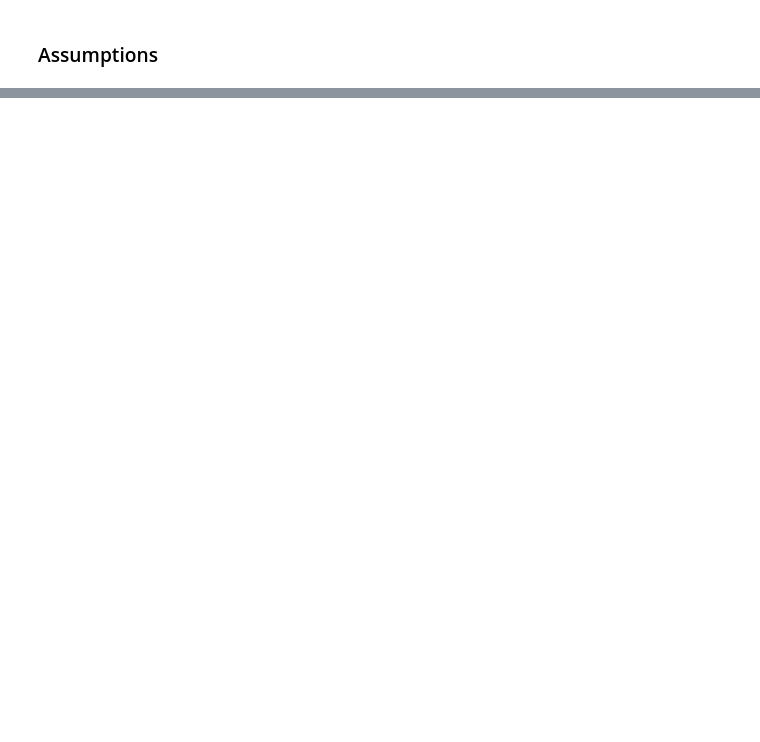
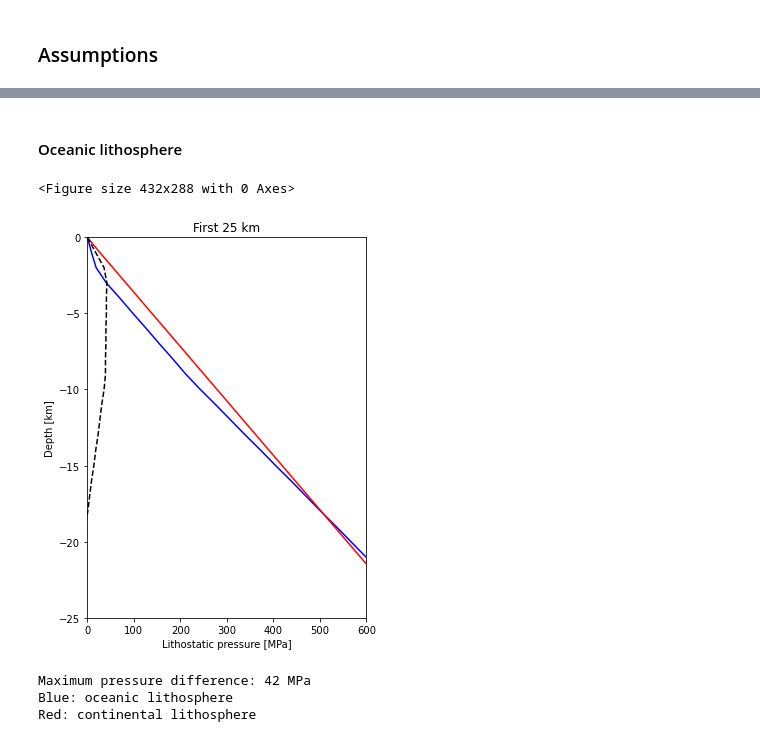
Before and after one commit to vvmai/lab_kore, a Jupyter notebook: isostasy_calculation.ipynb, the cells around one changed output, grey strips where cells are left out. Drawn from its saved outputs; the diff is of its cells as text; code cells hidden in the pictures; blank space fills up the shorter version.

```diff
--- a/isostasy_calculation.ipynb
+++ b/isostasy_calculation.ipynb
@@ -284,0 +70,3 @@ plt.show()
+# %%
+w_B = cc + cm - om - m - oc
+print("Depth of the water layer above the oceanic lithosphere: %.0f km"% (w_B/1000))
@@ -284,0 +117,49 @@ plt.show()
+# %% [markdown]
+#### Oceanic lithosphere
+# %%
+def calc_pressure_ocean(z, w, oc):
+    """
+    Calculates the lithostatic pressure of the  oceanic lithosphere
+    given the depth (z), water layer above (w), and thickness
+    of the oceanic crust (oc)
+    """
+    P = np.array([0]*len(z))
+    for i, val in enumerate(z):
+        if abs(val) <= w:
+            y, err = integrate.quad(lambda z: rho_w*g,0,val)
+        elif w < abs(val) <= w+oc:
+            y, err = integrate.quad(lambda z: rho_oc*g,w,val)
+            y+= rho_w*g*w
+        elif w+oc < abs(val) <= w+oc+om:
+            y, err = integrate.quad(lambda z: rho_om*g,w+oc,val)
+            y+= rho_w*g*w + rho_oc*g*oc
+        else:
+            y, err = integrate.quad(lambda z: rho_m*g,w+om+oc,val)
+            y+= rho_w*g*w + rho_oc*g*oc + rho_om*g*om
+        P[i] = y/1e6
+    return P
+# %%
+# assuming that continents are at sea level
+w_A = 0
+P_A = calc_pressure_continent(z, w_A, cc)
+P_B = calc_pressure_ocean(z, w_B, oc)
+
+plt.figure(1)
+plt.figure(figsize=(5,7))
+plt.plot(P_B,[-i/1000 for i in z],'b-')
+plt.plot(P_A,[-i/1000 for i in z],'r-')
+plt.plot(P_A-P_B,[-i/1000 for i in z],'k--')
+plt.ylim((-25,0))
+plt.xlim((0,600))
+plt.title('First 25 km')
+plt.xlabel('Lithostatic pressure [MPa]')
+plt.ylabel('Depth [km]')
+plt.show()
+print("Maximum pressure difference: %i MPa"%max(P_A-P_B))
+print("Blue: oceanic lithosphere\nRed: continental lithosphere")
+# %% [output]
+<Figure size 432x288 with 0 Axes>
+[figure, added]
+Maximum pressure difference: 42 MPa
+Blue: oceanic lithosphere
+Red: continental lithosphere
```
Also changed, not shown: parts of 61 cells of this notebook.
